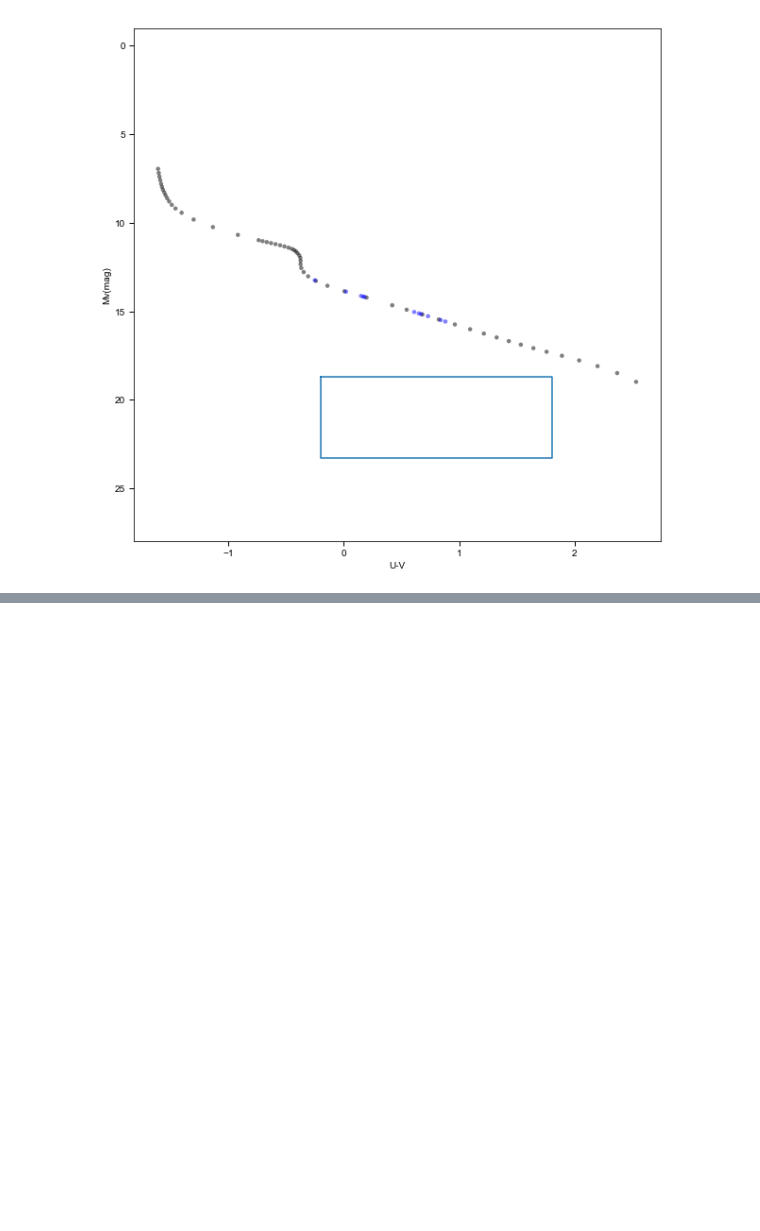
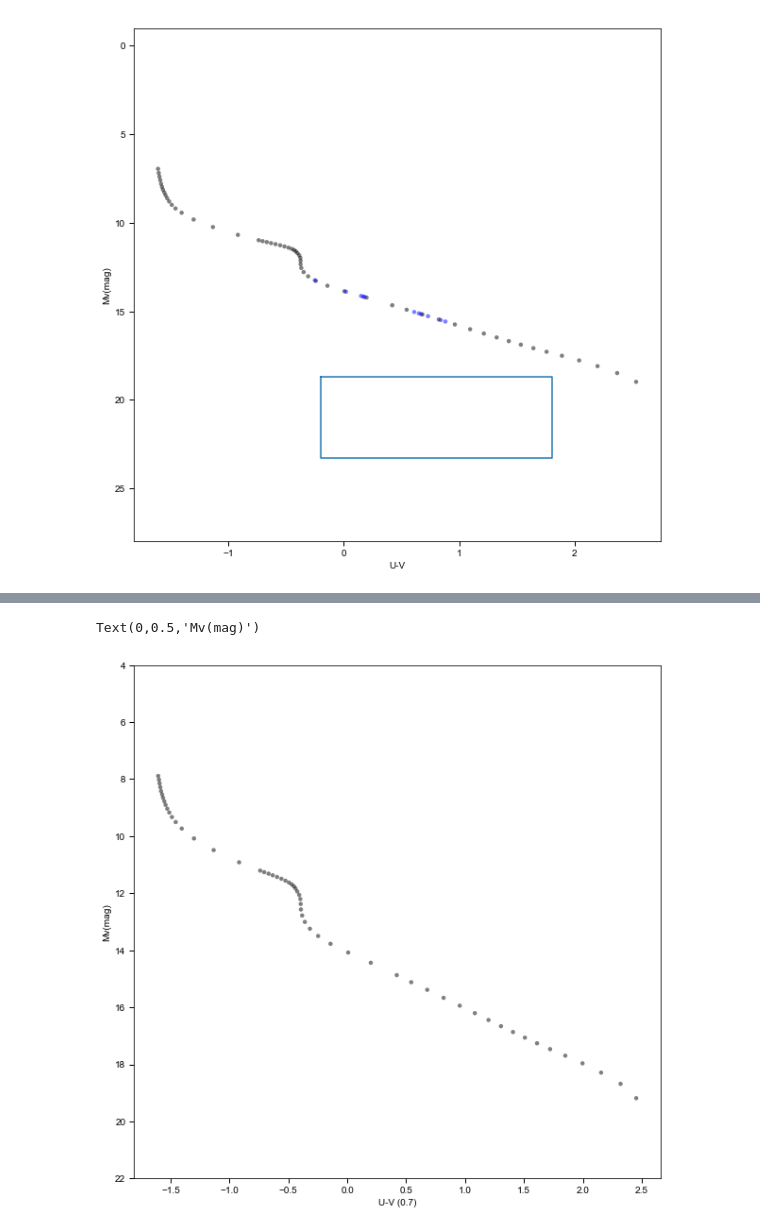
Before and after one commit to tanshijain/SIP2018, a Jupyter notebook: calculating_PM_with_distance_error.ipynb, the cells around one changed output, grey strips where cells are left out. Saved outputs shown, nothing was run; the diff lists cells and outputs as text; code cells hidden in the pictures; blank space fills up the shorter version.

```diff
--- a/calculating_PM_with_distance_error.ipynb
+++ b/calculating_PM_with_distance_error.ipynb
@@ -405,0 +441,3 @@ PMW in km per sec
+# %%
+Mv_7 = np.loadtxt('Table_Mass_0.7.txt',usecols=(3),unpack=True)
+print(Mv_7)
@@ -405,0 +451,9 @@ PMW in km per sec
+# %%
+UB_7 = np.loadtxt('Table_Mass_0.7.txt', usecols=(4),unpack=True)
+print(UB_7)
+
+BV_7 = np.loadtxt('Table_Mass_0.7.txt', usecols=(5),unpack=True)
+print(BV_7)
+
+UV_7 = UB_7 + BV_7
+print(UV_7)
@@ -405,0 +479,9 @@ PMW in km per sec
+# %%
+fig=plt.figure(figsize=(10,10))
+plt.scatter(UV_7, Mv_7, c='black',edgecolors='none',s=20,alpha=0.5)
+plt.ylim(22,4)
+plt.xlabel('U-V (0.7)')
+plt.ylabel('Mv(mag)')
+# %% [output]
+Text(0,0.5,'Mv(mag)')
+[figure, added]
```
Also changed, not shown: parts of 16 cells of this notebook.
